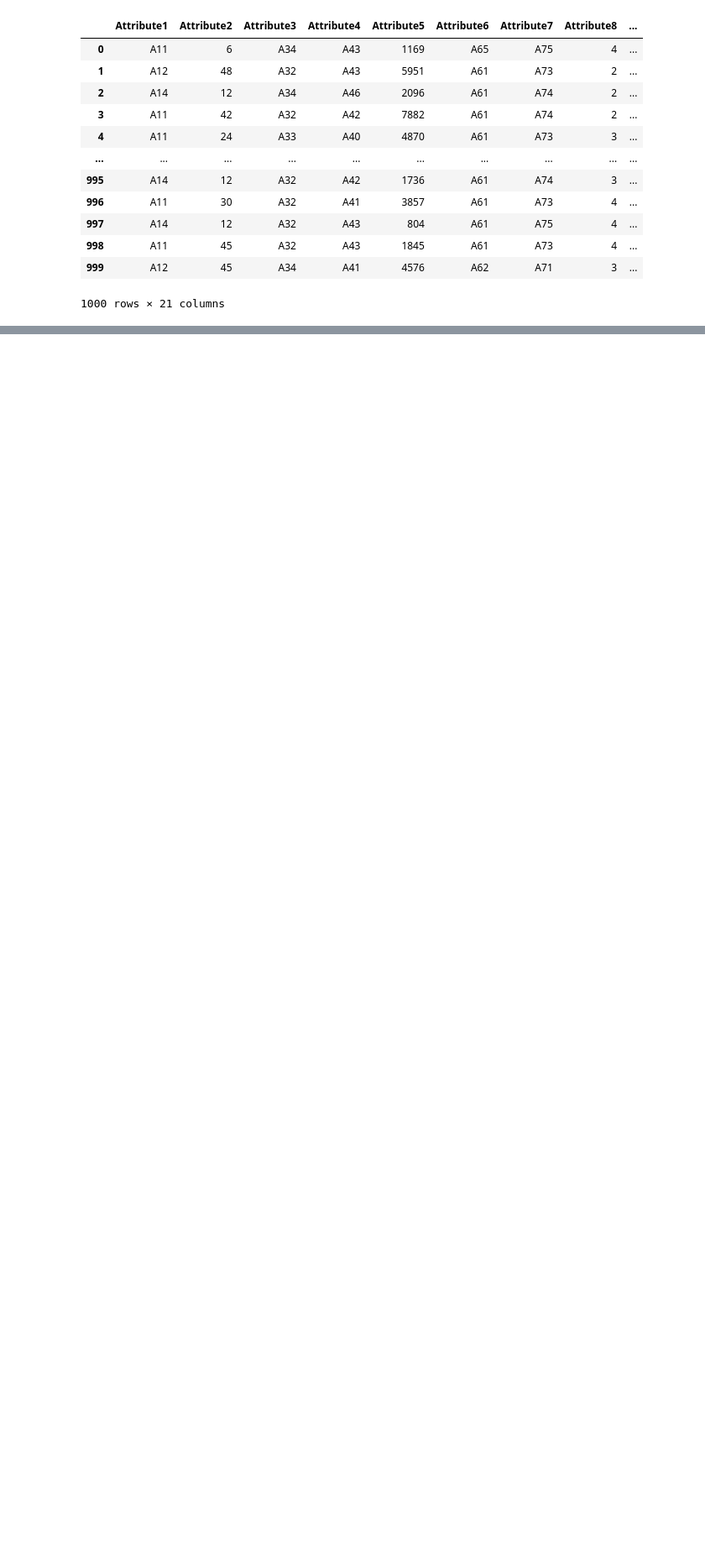
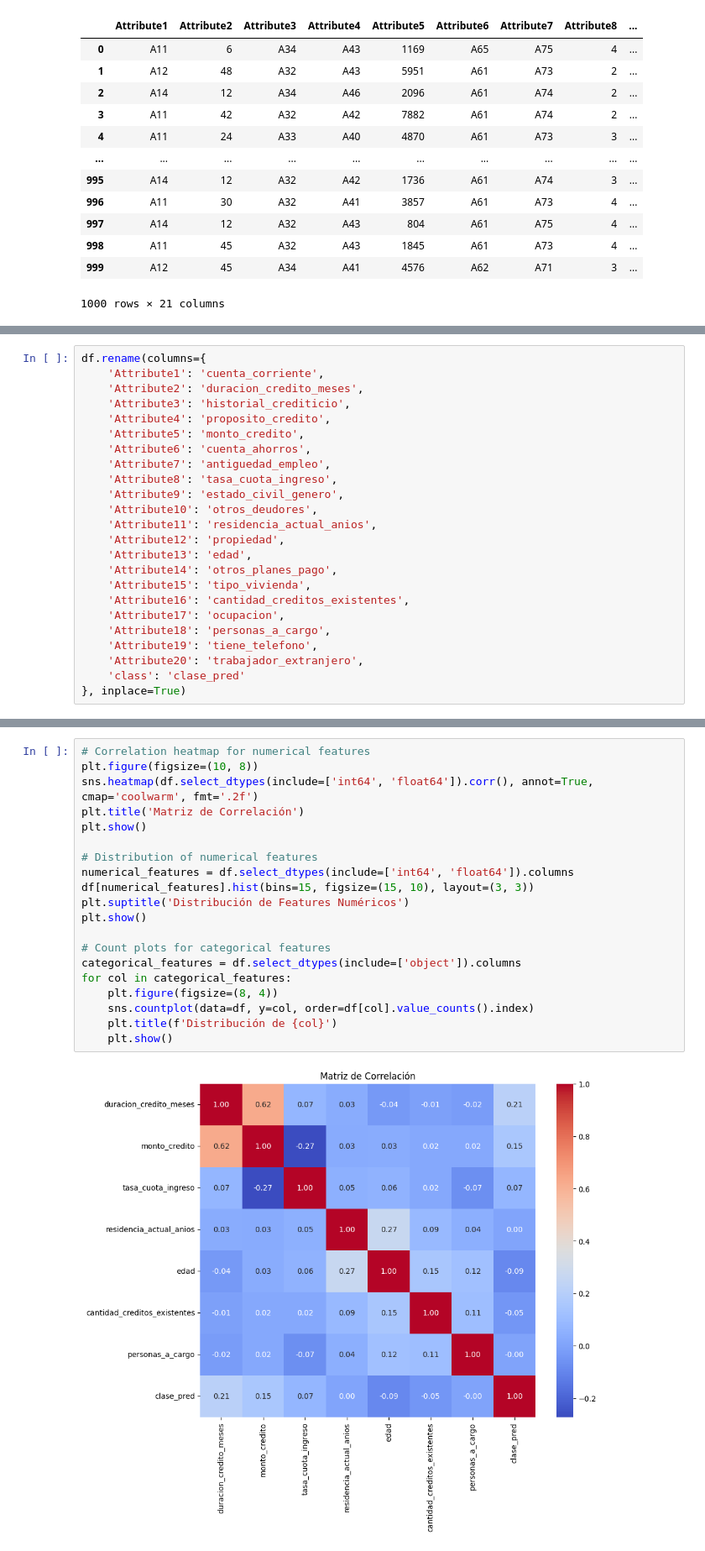
Before and after one commit to lucasbarreiroe/Analisis-sobre-la-otorgacion-de-creditos, a Jupyter notebook: notebook.ipynb, the cells around one changed output, grey strips where cells are left out. Shown at 84% size. Drawn from its saved outputs; the diff is of its cells as text; blank space fills up the shorter version.

Commit message:
actualizacion notebook

```diff
--- a/notebook.ipynb
+++ b/notebook.ipynb
@@ -143,3 +140,27 @@ attribute_map = {
 
 for attr, mapping in attribute_map.items():
     df[attr] = df[attr].map(mapping)
+# %%
+df.rename(columns={
+    'Attribute1': 'cuenta_corriente',
+    'Attribute2': 'duracion_credito_meses',
+    'Attribute3': 'historial_crediticio',
+    'Attribute4': 'proposito_credito',
+    'Attribute5': 'monto_credito',
+    'Attribute6': 'cuenta_ahorros',
+    'Attribute7': 'antiguedad_empleo',
+    'Attribute8': 'tasa_cuota_ingreso',
+    'Attribute9': 'estado_civil_genero',
+    'Attribute10': 'otros_deudores',
+    'Attribute11': 'residencia_actual_anios',
+    'Attribute12': 'propiedad',
+    'Attribute13': 'edad',
+    'Attribute14': 'otros_planes_pago',
+    'Attribute15': 'tipo_vivienda',
+    'Attribute16': 'cantidad_creditos_existentes',
+    'Attribute17': 'ocupacion',
+    'Attribute18': 'personas_a_cargo',
+    'Attribute19': 'tiene_telefono',
+    'Attribute20': 'trabajador_extranjero',
+    'class': 'clase_pred'
+}, inplace=True)
@@ -145,0 +189,22 @@ for attr, mapping in attribute_map.items():
+# %%
+# Correlation heatmap for numerical features
+plt.figure(figsize=(10, 8))
+sns.heatmap(df.select_dtypes(include=['int64', 'float64']).corr(), annot=True, cmap='coolwarm', fmt='.2f')
+plt.title('Matriz de Correlación')
+plt.show()
+
+# Distribution of numerical features
+numerical_features = df.select_dtypes(include=['int64', 'float64']).columns
+df[numerical_features].hist(bins=15, figsize=(15, 10), layout=(3, 3))
+plt.suptitle('Distribución de Features Numéricos')
+plt.show()
+
+# Count plots for categorical features
+categorical_features = df.select_dtypes(include=['object']).columns
+for col in categorical_features:
+    plt.figure(figsize=(8, 4))
+    sns.countplot(data=df, y=col, order=df[col].value_counts().index)
+    plt.title(f'Distribución de {col}')
+    plt.show()
+# %% [output]
+[figure, added]
```
Also changed, not shown: parts of 11 cells of this notebook.
